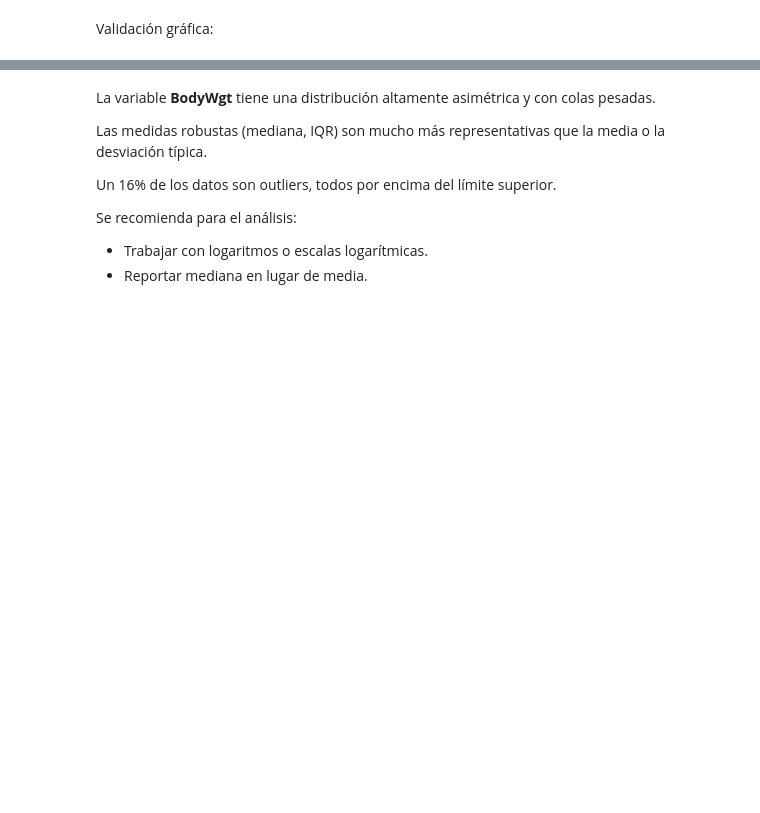
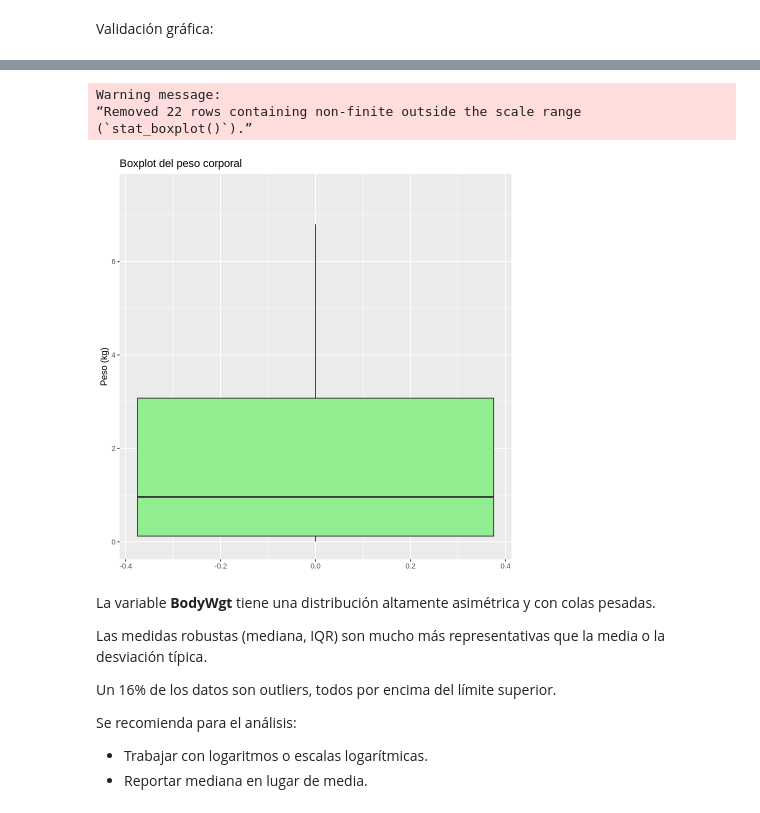
Before and after one commit to ednavivianasegura/ERAP_Curso_R, a Jupyter notebook: ERAP_R_Course_Modulo_IV.ipynb, the cells around one changed output, grey strips where cells are left out. Cells and saved outputs as stored; diff of their text form; code cells hidden in the pictures; blank space fills up the shorter version.

```diff
--- a/ERAP_R_Course_Modulo_IV.ipynb
+++ b/ERAP_R_Course_Modulo_IV.ipynb
@@ -276,5 +304,15 @@ Validación gráfica:
 # %%
 #Boxplot sin valores extremos y modificando los límites del eje
+ggplot(sleep_limpio_BodyWgt,aes(y = BodyWgt))+
+  geom_boxplot(fill= "lightgreen", outlier.shape = NA)+
+  labs(title = "Boxplot del peso corporal",
+y= "Peso (kg)")+
+  ylim(0,7.5)
+# %% [output]
+Warning message:
+“Removed 22 rows containing non-finite outside the scale range
+(`stat_boxplot()`).”
+[figure, added]
 # %% [markdown]
 La variable **BodyWgt** tiene una distribución altamente asimétrica y con colas pesadas.
 
```
Also changed, not shown: parts of 43 cells of this notebook.
